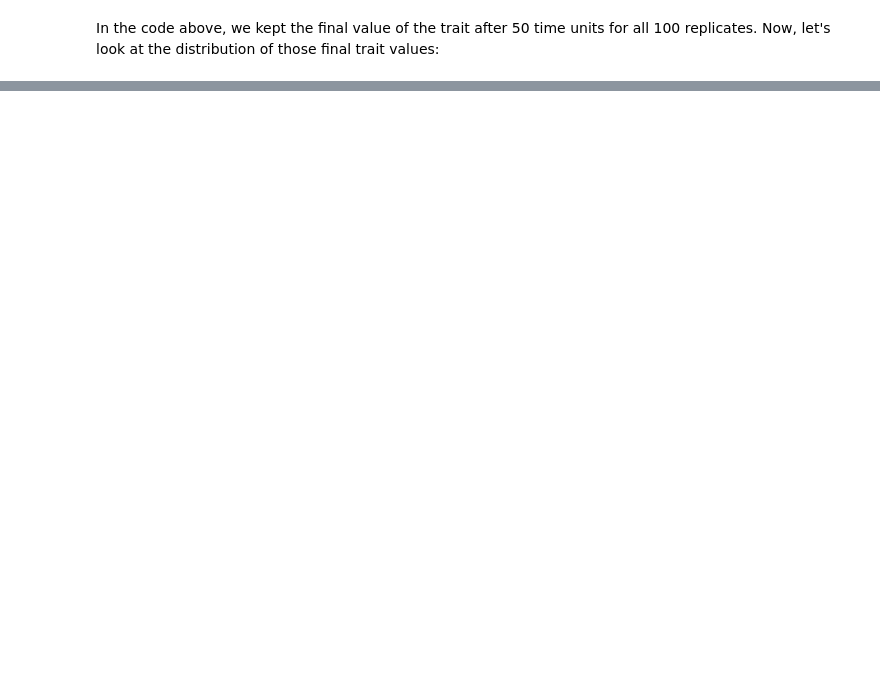
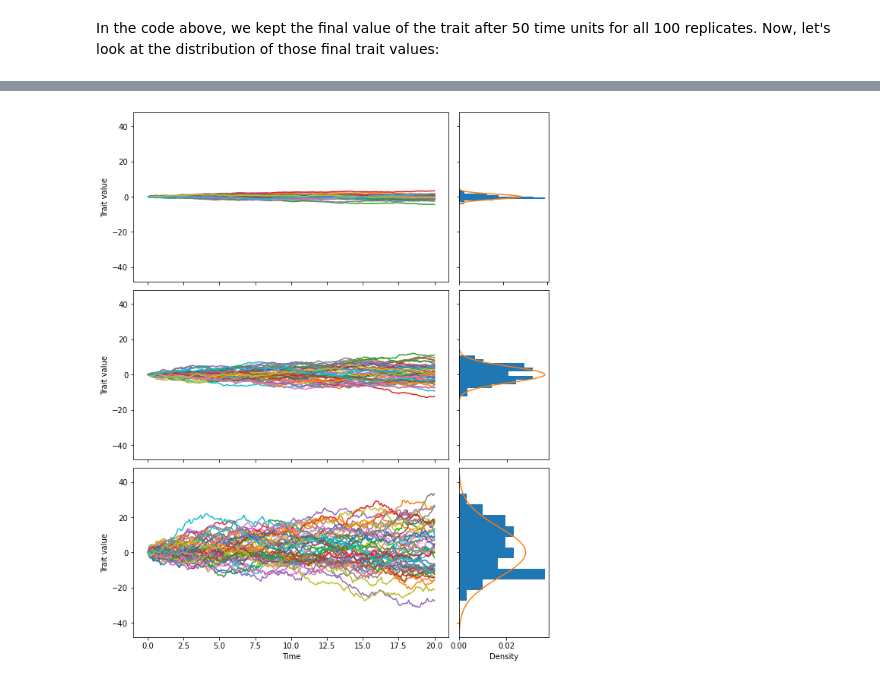
Before and after one commit to phyletica/bayesian-lizard-flipping, a Jupyter notebook: brownian-motion.ipynb, the cells around one changed output, grey strips where cells are left out. Saved outputs shown, nothing was run; the diff lists cells and outputs as text; code cells hidden in the pictures; blank space fills up the shorter version.

```diff
--- a/brownian-motion.ipynb
+++ b/brownian-motion.ipynb
@@ -72,0 +175,4 @@ Text(0, 0.5, 'Frequency')
+# %%
+fig = fancy_bm_sim_plots(times = [20, 20, 20], rates = [0.1, 1.0, 10.0])
+# %% [output]
+[figure, added]
```
Also changed, not shown: parts of 10 cells of this notebook.
